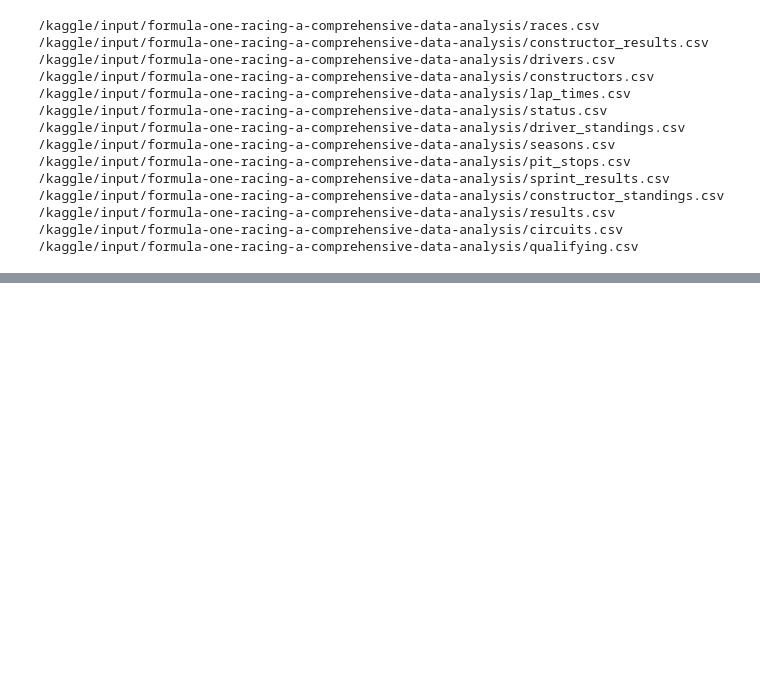
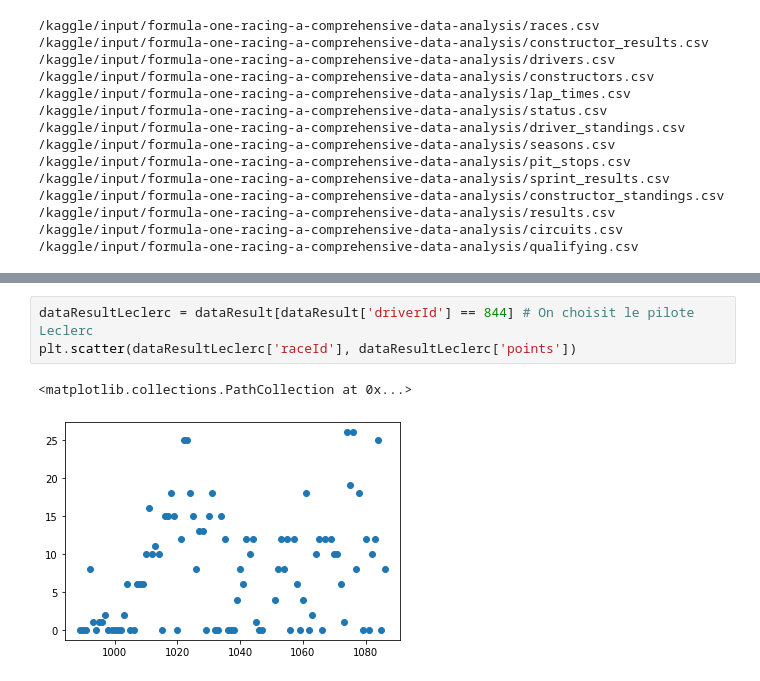
Before and after one commit to benjamin-milhet/F1_Machine_Learning, a Jupyter notebook: notebook5dc233bf8c.ipynb, the cells around one changed output, grey strips where cells are left out. Cells and saved outputs as stored; diff of their text form; blank space fills up the shorter version.

```diff
--- a/notebook5dc233bf8c.ipynb
+++ b/notebook5dc233bf8c.ipynb
@@ -39,0 +51,6 @@ dataResult = pd.read_csv("/kaggle/input/formula-one-racing-a-comprehensive-data-
+# %%
+dataResultLeclerc = dataResult[dataResult['driverId'] == 844] # On choisit le pilote Leclerc
+plt.scatter(dataResultLeclerc['raceId'], dataResultLeclerc['points'])
+# %% [output]
+<matplotlib.collections.PathCollection at 0x...>
+[figure, added]
```
Also changed, not shown: parts of 3 cells of this notebook.
